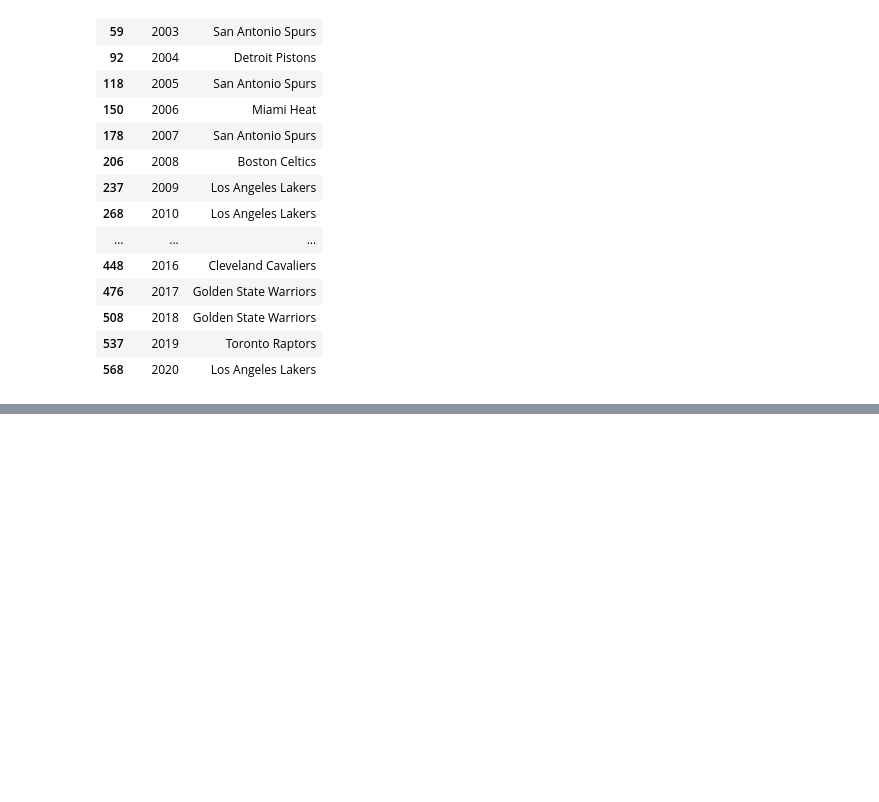
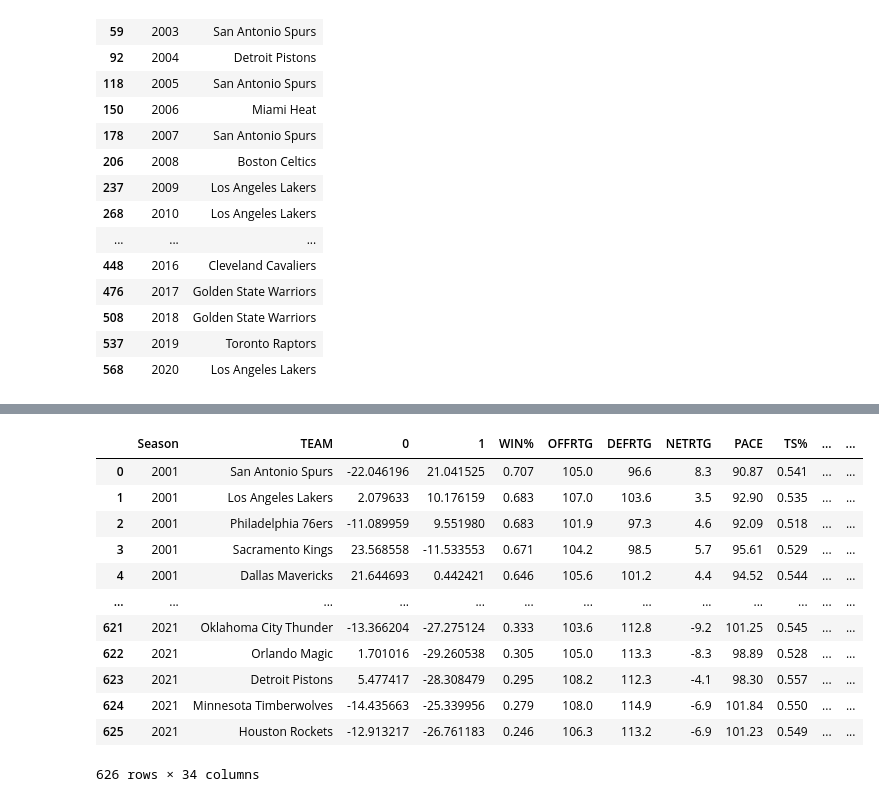
Before and after one commit to danielabboudi/DB_Project, a Jupyter notebook: Abboudi_Campi - Data Bootcamp Final Project.ipynb, the cells around one changed output, grey strips where cells are left out. Drawn from its saved outputs; the diff is of its cells as text; code cells hidden in the pictures; blank space fills up the shorter version.

```diff
--- a/Abboudi_Campi - Data Bootcamp Final Project.ipynb
+++ b/Abboudi_Campi - Data Bootcamp Final Project.ipynb
@@ -70,9 +82,0 @@ df['OPPAST/TO'] = df['OPPAST']/(df['OPPTOV']*100)
-# %%
-# Select the columns of data we want to use
-remove_col = ['GP_x','W_x','L_x','MIN_x','AST RATIO','EFG%','REB%','AST%','PIE','POSS','GP_y','W_y','L_y','MIN_y','PTS','FGM','3PM',
-             'FTM','OREB','DREB','REB','AST','TOV','BLKA','PF','PFD','+/-','Unnamed: 28','GP','W','L','MIN','OPPFGM',
-             'OPP3PM','OPPFTM','OPPOREB','OPPDREB','OPPREB','OPPAST','OPPBLKA','OPPPF','OPPPFD','OPPPTS','OPP +/-',
-             'FGA','3PA','FTA','OPPFGA','OPP3PA','OPPFTA']
-
-df = df.drop(remove_col,axis=1)
-df
@@ -93,3 +99,17 @@ df
+# %%
+# Select the columns we want based on the four factors
+general = ['Season','TEAM','WIN%','OFFRTG','DEFRTG','NETRTG','PACE']
+shooting = ['TS%','2P%','3P%','FGAFREQ','3PFREQ',]
+turnovers = ['TOV%','AST/TO','STL%']
+rebounding = ['OREB%','DREB%']
+free_throws = ['FT%','FTR']
+
+opp_shooting = ['OPPTS%','OPP2P%','OPP3P%','OPPFGAFREQ','OPP3PFREQ',]
+opp_turnovers = ['OPPTOV%','OPPAST/TO','OPPSTL%']
+opp_rebounding = ['OPPOREB%','OPPDREB%']
+opp_free_throws = ['OPPFT%','OPPFTR']
+
+df = df[general+shooting+turnovers+rebounding+free_throws+opp_shooting+opp_turnovers+opp_rebounding+opp_free_throws]
 # %%
 # Create a dictionary of NBA Champions
 champions = {2001: 'Los Angeles Lakers',
@@ -170,0 +216,25 @@ df[df['Champion']==1][['Season','TEAM']]
+# %%
+# We don't want to over fit the model by inputting high indicator data types or our main four factor stats
+# We would like the model to be able to group teams based on efficiency without the overriding metrics
+df2 = df.drop(['WIN%','OFFRTG','DEFRTG','NETRTG','TS%','OPPTS%','TOV%','OPPTOV%','OREB%','DREB%','OPPOREB%',
+               'OPPDREB%','FTR','OPPFTR','Champion'],axis=1).set_index(['Season','TEAM'])
+# %%
+tsne_2d = pd.DataFrame(TSNE().fit_transform(
+    df2),index=df2.index).reset_index()
+# %%
+tsne_2d = pd.merge(tsne_2d,df,how='left',left_on=['Season','TEAM'],right_on=['Season','TEAM'])
+tsne_2d
+# %% [output]
+|  | Season | TEAM | 0 | 1 | WIN% | OFFRTG | DEFRTG | NETRTG | PACE | TS% | ... | ... |
+| 0 | 2001 | San Antonio Spurs | -22.046196 | 21.041525 | 0.707 | 105.0 | 96.6 | 8.3 | 90.87 | 0.541 | ... | ... |
+| 1 | 2001 | Los Angeles Lakers | 2.079633 | 10.176159 | 0.683 | 107.0 | 103.6 | 3.5 | 92.90 | 0.535 | ... | ... |
+| 2 | 2001 | Philadelphia 76ers | -11.089959 | 9.551980 | 0.683 | 101.9 | 97.3 | 4.6 | 92.09 | 0.518 | ... | ... |
+| 3 | 2001 | Sacramento Kings | 23.568558 | -11.533553 | 0.671 | 104.2 | 98.5 | 5.7 | 95.61 | 0.529 | ... | ... |
+| 4 | 2001 | Dallas Mavericks | 21.644693 | 0.442421 | 0.646 | 105.6 | 101.2 | 4.4 | 94.52 | 0.544 | ... | ... |
+| ... | ... | ... | ... | ... | ... | ... | ... | ... | ... | ... | ... | ... |
+| 621 | 2021 | Oklahoma City Thunder | -13.366204 | -27.275124 | 0.333 | 103.6 | 112.8 | -9.2 | 101.25 | 0.545 | ... | ... |
+| 622 | 2021 | Orlando Magic | 1.701016 | -29.260538 | 0.305 | 105.0 | 113.3 | -8.3 | 98.89 | 0.528 | ... | ... |
+| 623 | 2021 | Detroit Pistons | 5.477417 | -28.308479 | 0.295 | 108.2 | 112.3 | -4.1 | 98.30 | 0.557 | ... | ... |
+| 624 | 2021 | Minnesota Timberwolves | -14.435663 | -25.339956 | 0.279 | 108.0 | 114.9 | -6.9 | 101.84 | 0.550 | ... | ... |
+| 625 | 2021 | Houston Rockets | -12.913217 | -26.761183 | 0.246 | 106.3 | 113.2 | -6.9 | 101.23 | 0.549 | ... | ... |
+626 rows × 34 columns
```
Also changed, not shown: parts of 14 cells of this notebook.
